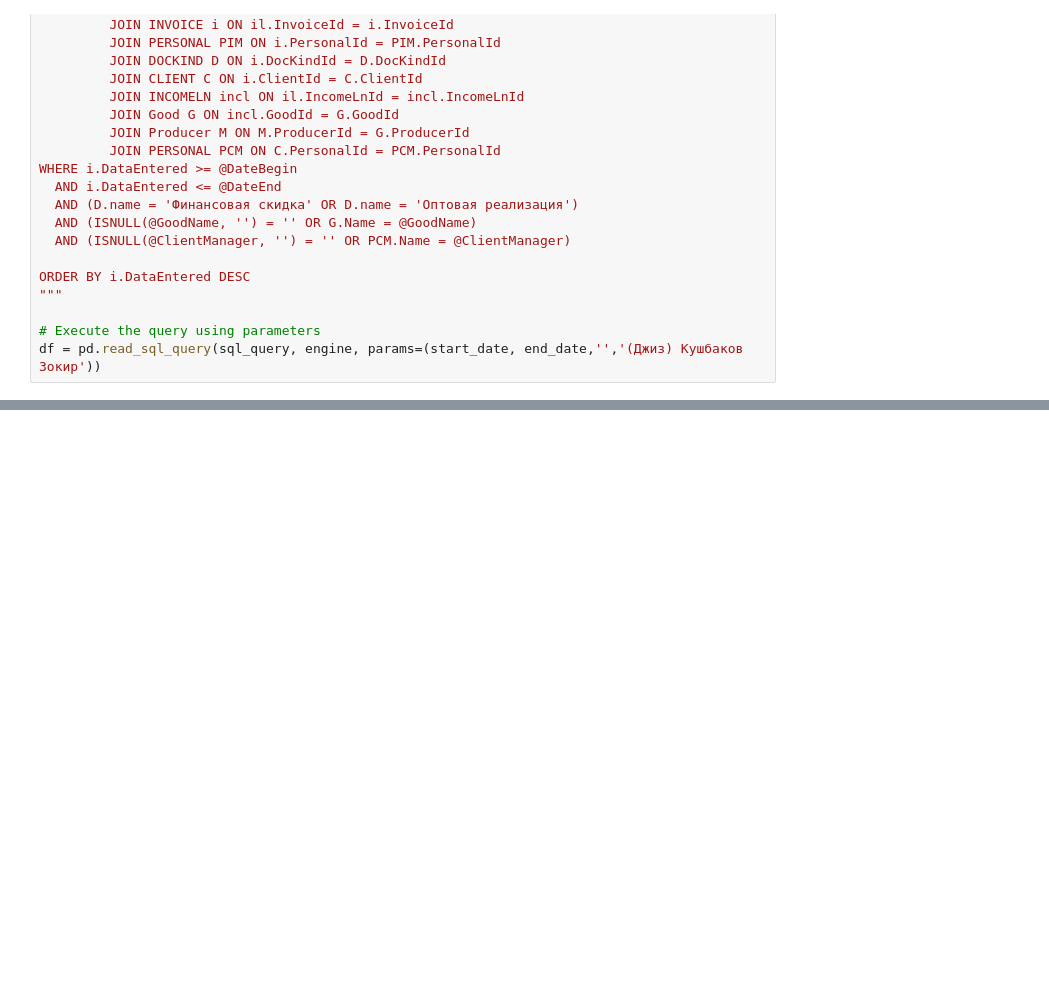
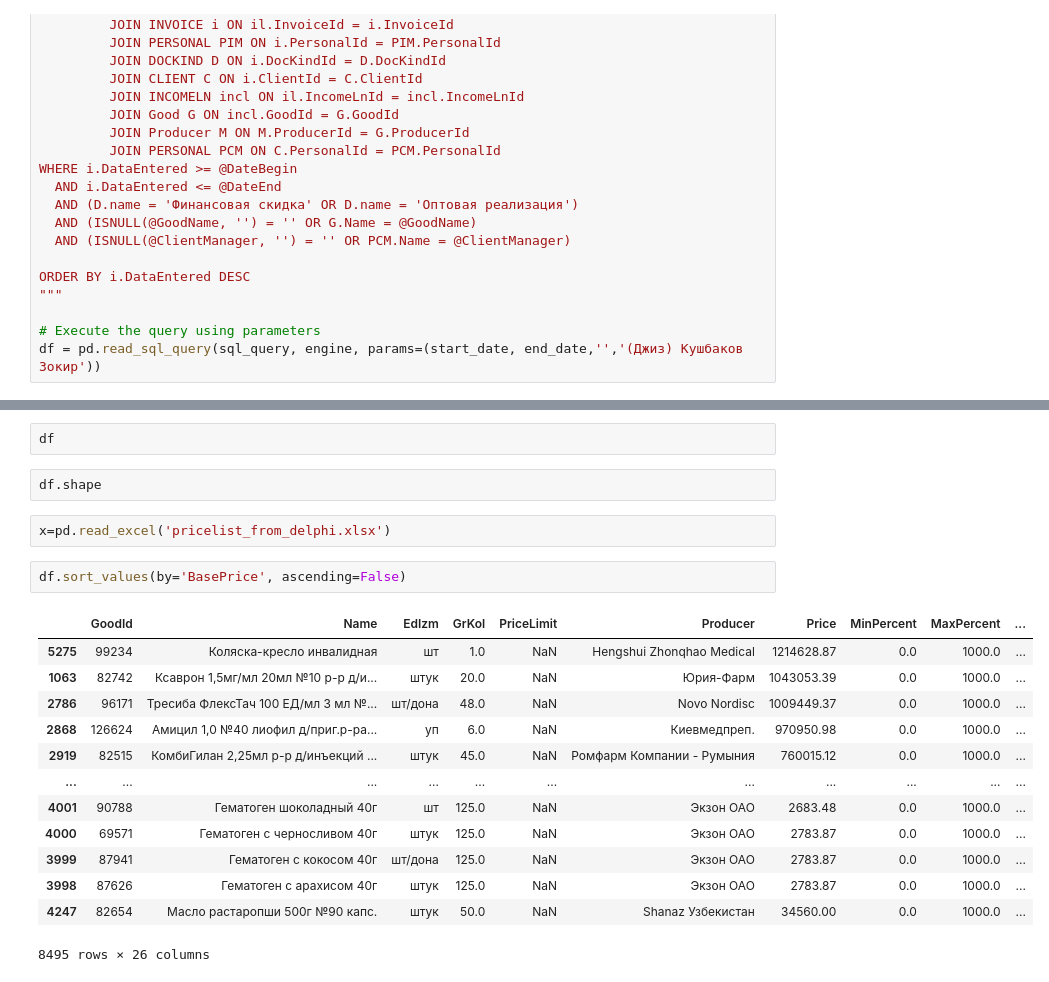
Before and after one commit to uyivzola/automation-bot, a Jupyter notebook: reports/sql_qurying.ipynb, the cells around one changed output, grey strips where cells are left out. Cells and saved outputs as stored; diff of their text form; blank space fills up the shorter version.

```diff
--- a/reports/sql_qurying.ipynb
+++ b/reports/sql_qurying.ipynb
@@ -101,0 +128,22 @@ df
+# %%
+df
+# %%
+df.shape
+# %%
+x=pd.read_excel('pricelist_from_delphi.xlsx')
+# %%
+df.sort_values(by='BasePrice', ascending=False)
+# %% [output]
+|  | GoodId | Name | EdIzm | GrKol | PriceLimit | Producer | Price | MinPercent | MaxPercent | ... |
+| 5275 | 99234 | Коляска-кресло инвалидная | шт | 1.0 | NaN | Hengshui Zhonqhao Medical | 1214628.87 | 0.0 | 1000.0 | ... |
+| 1063 | 82742 | Ксаврон 1,5мг/мл 20мл №10 р-р д/и... | штук | 20.0 | NaN | Юрия-Фарм | 1043053.39 | 0.0 | 1000.0 | ... |
+| 2786 | 96171 | Тресиба ФлексТач 100 ЕД/мл 3 мл №... | шт/дона | 48.0 | NaN | Novo Nordisc | 1009449.37 | 0.0 | 1000.0 | ... |
+| 2868 | 126624 | Амицил 1,0 №40 лиофил д/приг.р-ра... | уп | 6.0 | NaN | Киевмедпреп. | 970950.98 | 0.0 | 1000.0 | ... |
+| 2919 | 82515 | КомбиГилан 2,25мл р-р д/инъекций ... | штук | 45.0 | NaN | Ромфарм Компании - Румыния | 760015.12 | 0.0 | 1000.0 | ... |
+| ... | ... | ... | ... | ... | ... | ... | ... | ... | ... | ... |
+| 4001 | 90788 | Гематоген шоколадный 40г | шт | 125.0 | NaN | Экзон ОАО | 2683.48 | 0.0 | 1000.0 | ... |
+| 4000 | 69571 | Гематоген с черносливом 40г | штук | 125.0 | NaN | Экзон ОАО | 2783.87 | 0.0 | 1000.0 | ... |
+| 3999 | 87941 | Гематоген с кокосом 40г | шт/дона | 125.0 | NaN | Экзон ОАО | 2783.87 | 0.0 | 1000.0 | ... |
+| 3998 | 87626 | Гематоген с арахисом 40г | штук | 125.0 | NaN | Экзон ОАО | 2783.87 | 0.0 | 1000.0 | ... |
+| 4247 | 82654 | Масло растаропши 500г №90 капс. | штук | 50.0 | NaN | Shanaz Узбекистан | 34560.00 | 0.0 | 1000.0 | ... |
+8495 rows × 26 columns
```
Also changed, not shown: parts of 3 cells of this notebook, 6 other files.
